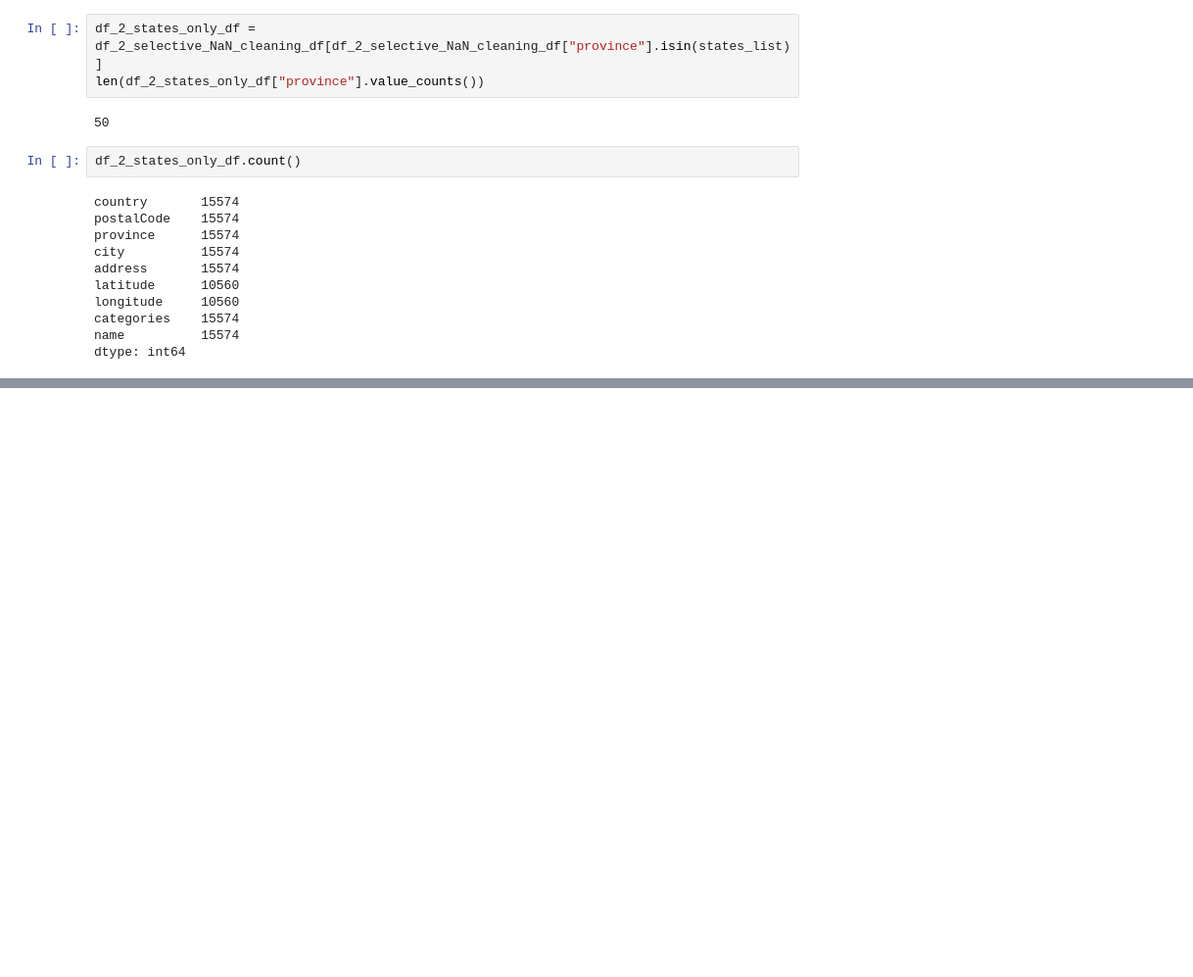
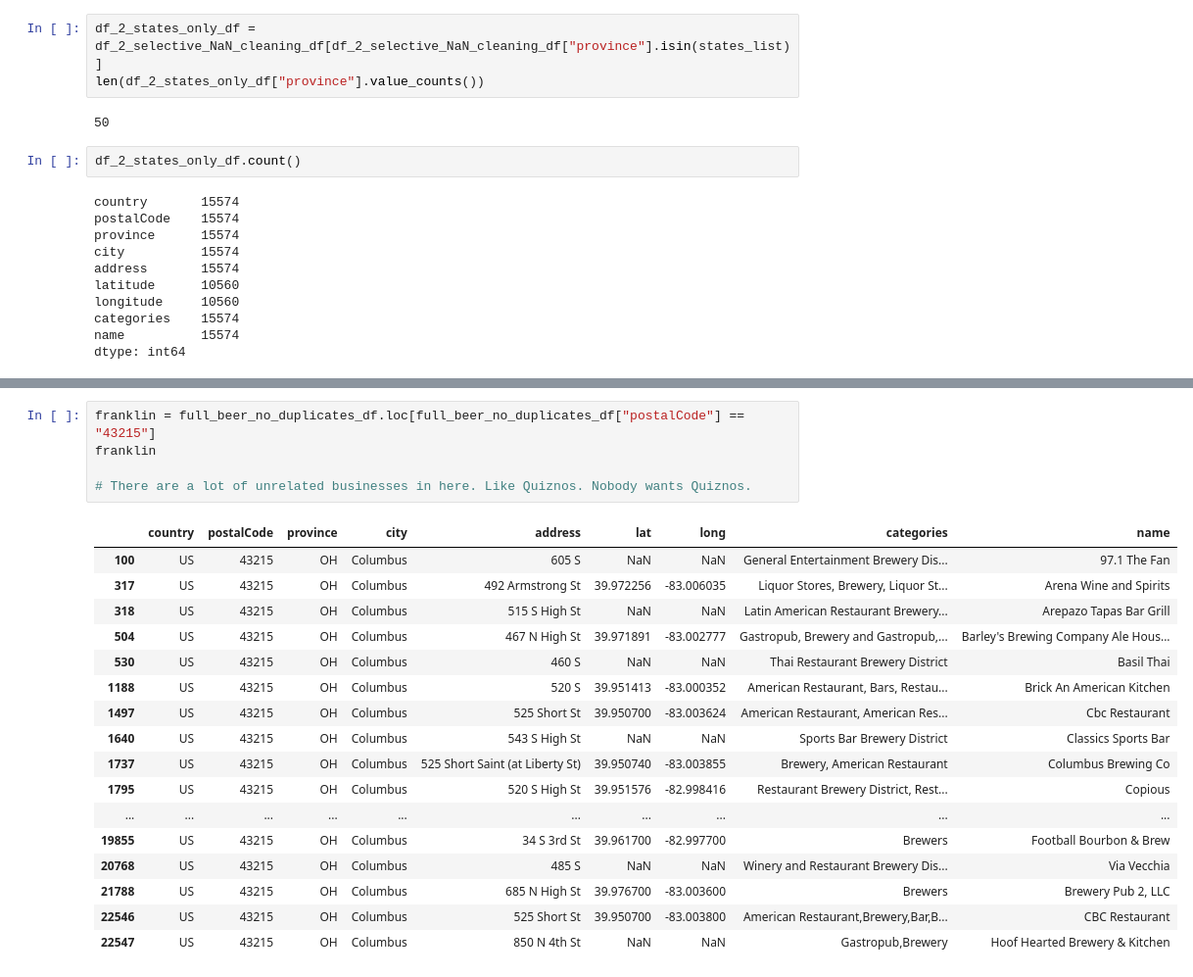
Before and after one commit to sjlapan/Economic_Predictors_of_Brewery_Success, a Jupyter notebook: brewery_cleaning.ipynb, the cells around one changed output, grey strips where cells are left out. Shown at 98% size. Cells and saved outputs as stored; diff of their text form; blank space fills up the shorter version.

```diff
--- a/brewery_cleaning.ipynb
+++ b/brewery_cleaning.ipynb
@@ -272,0 +396,23 @@ dtype: int64
+# %%
+franklin = full_beer_no_duplicates_df.loc[full_beer_no_duplicates_df["postalCode"] == "43215"]
+franklin
+
+# There are a lot of unrelated businesses in here. Like Quiznos. Nobody wants Quiznos.
+# %% [output]
+|  | country | postalCode | province | city | address | lat | long | categories | name |
+| 100 | US | 43215 | OH | Columbus | 605 S | NaN | NaN | General Entertainment Brewery Dis... | 97.1 The Fan |
+| 317 | US | 43215 | OH | Columbus | 492 Armstrong St | 39.972256 | -83.006035 | Liquor Stores, Brewery, Liquor St... | Arena Wine and Spirits |
+| 318 | US | 43215 | OH | Columbus | 515 S High St | NaN | NaN | Latin American Restaurant Brewery... | Arepazo Tapas Bar Grill |
+| 504 | US | 43215 | OH | Columbus | 467 N High St | 39.971891 | -83.002777 | Gastropub, Brewery and Gastropub,... | Barley's Brewing Company Ale Hous... |
+| 530 | US | 43215 | OH | Columbus | 460 S | NaN | NaN | Thai Restaurant Brewery District | Basil Thai |
+| 1188 | US | 43215 | OH | Columbus | 520 S | 39.951413 | -83.000352 | American Restaurant, Bars, Restau... | Brick An American Kitchen |
+| 1497 | US | 43215 | OH | Columbus | 525 Short St | 39.950700 | -83.003624 | American Restaurant, American Res... | Cbc Restaurant |
+| 1640 | US | 43215 | OH | Columbus | 543 S High St | NaN | NaN | Sports Bar Brewery District | Classics Sports Bar |
+| 1737 | US | 43215 | OH | Columbus | 525 Short Saint (at Liberty St) | 39.950740 | -83.003855 | Brewery, American Restaurant | Columbus Brewing Co |
+| 1795 | US | 43215 | OH | Columbus | 520 S High St | 39.951576 | -82.998416 | Restaurant Brewery District, Rest... | Copious |
+| ... | ... | ... | ... | ... | ... | ... | ... | ... | ... |
+| 19855 | US | 43215 | OH | Columbus | 34 S 3rd St | 39.961700 | -82.997700 | Brewers | Football Bourbon & Brew |
+| 20768 | US | 43215 | OH | Columbus | 485 S | NaN | NaN | Winery and Restaurant Brewery Dis... | Via Vecchia |
+| 21788 | US | 43215 | OH | Columbus | 685 N High St | 39.976700 | -83.003600 | Brewers | Brewery Pub 2, LLC |
+| 22546 | US | 43215 | OH | Columbus | 525 Short St | 39.950700 | -83.003800 | American Restaurant,Brewery,Bar,B... | CBC Restaurant |
+| 22547 | US | 43215 | OH | Columbus | 850 N 4th St | NaN | NaN | Gastropub,Brewery | Hoof Hearted Brewery & Kitchen |
```
Also changed, not shown: parts of 12 cells of this notebook.
